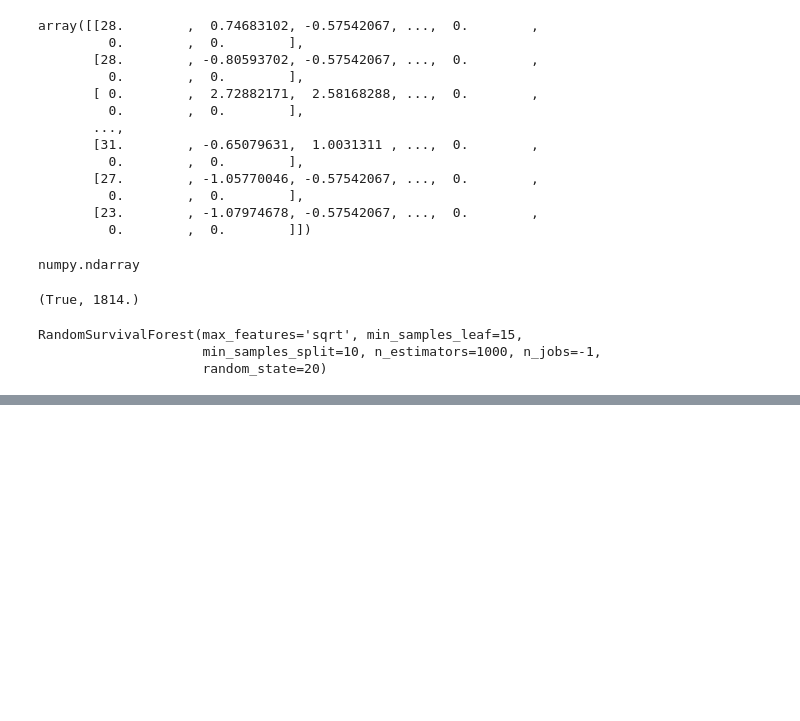
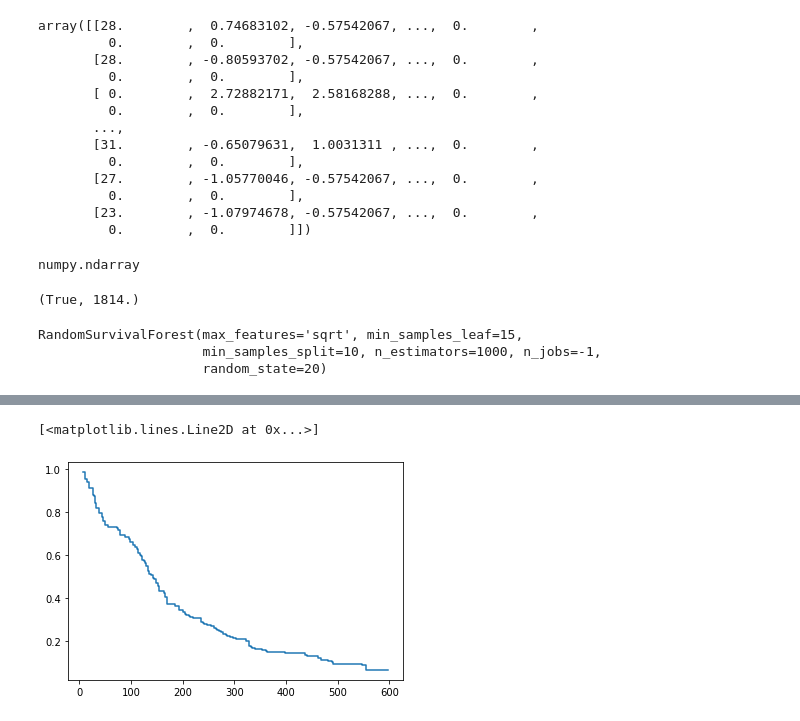
Before and after one commit to aiBotShubham/MA691-Cobra-5, a Jupyter notebook: Random Survival Forest.ipynb, the cells around one changed output, grey strips where cells are left out. Cells and saved outputs as stored; diff of their text form; code cells hidden in the pictures; blank space fills up the shorter version.

Commit message:
Created RSF Surv Function pickle

```diff
--- a/Random Survival Forest.ipynb
+++ b/Random Survival Forest.ipynb
@@ -260,0 +276,25 @@ rsf.score(X_test, y_test)
+# %%
+import pandas as pd
+import matplotlib.pyplot as plt
+import numpy as np
+%matplotlib inline
+
+from sklearn.model_selection import train_test_split
+from sklearn.preprocessing import OrdinalEncoder
+
+from sksurv.datasets import load_gbsg2
+from sksurv.preprocessing import OneHotEncoder
+from sksurv.ensemble import RandomSurvivalForest
+
+surv = rsf.predict_survival_function(X, return_array=True)
+
+rsf_predictions = {}
+for i, s in enumerate(surv):
+    rsf_predictions[i] = s
+#     plt.step(rsf.event_times_, s, where="post", label=str(i))
+# plt.ylabel("Survival probability")
+# plt.xlabel("Time in days")
+# plt.legend()
+# plt.grid(True)
+# %%
+rsf_predictions['event_times'] = rsf.event_times_
@@ -260,0 +321,5 @@ rsf.score(X_test, y_test)
+# %%
+plt.step(rsf.event_times_, rsf_predictions[0], where="post", label=str(i))
+# %% [output]
+[<matplotlib.lines.Line2D at 0x...>]
+[figure, added]
```
Also changed, not shown: parts of 6 cells of this notebook, 5 other files.
